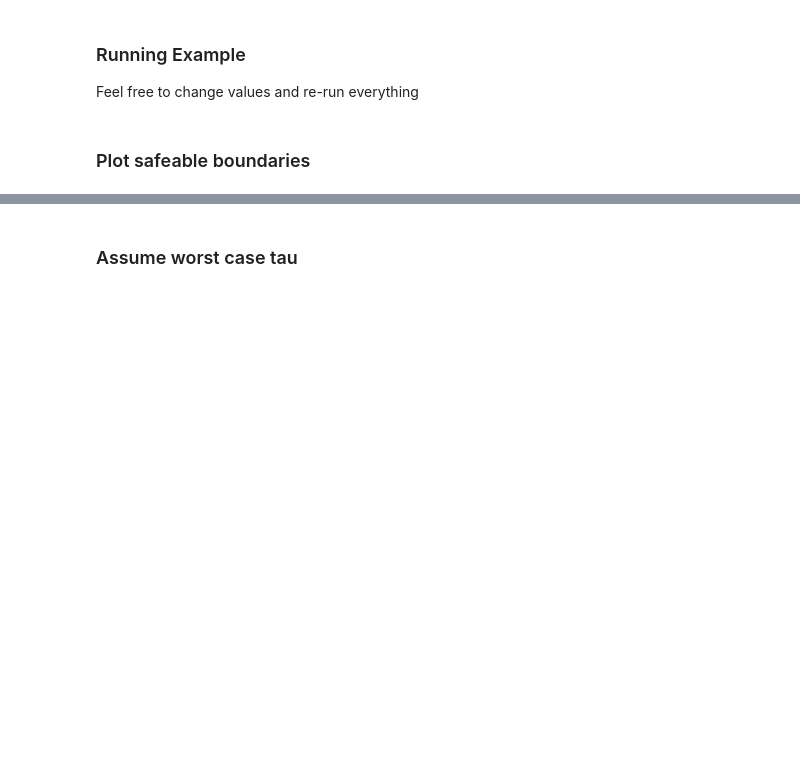
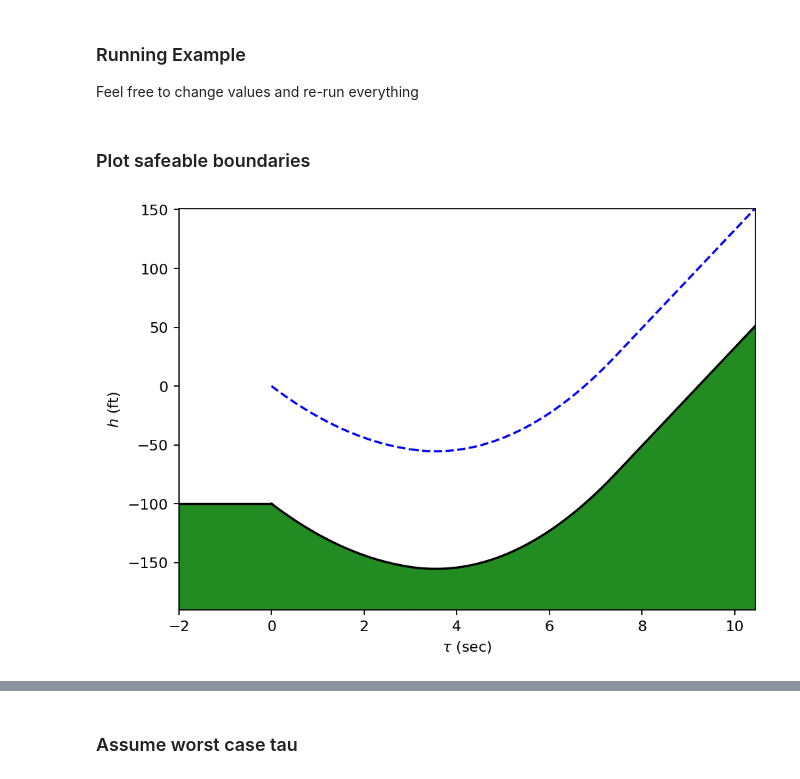
Before and after one commit to kjulian3/Safeable, a Jupyter notebook: PlottingWorkbook.ipynb, the cells around one changed output, grey strips where cells are left out. Saved outputs shown, nothing was run; the diff lists cells and outputs as text; code cells hidden in the pictures; blank space fills up the shorter version.

```diff
--- a/PlottingWorkbook.ipynb
+++ b/PlottingWorkbook.ipynb
@@ -22,3 +22,49 @@ v = [-15,-5]
 advisory = advisoryParams(ra,pd=pd,eps=eps)
 # %% [markdown]
 ### Plot safeable boundaries
+# %%
+trajMin,trajMax,boundMin,boundMax = getSafeable(advisory,v,worstCase=False)
+ax = plotBounds(boundMin,[],trajMin,[],withTraj=True,c='k',name="")
+
+# Fill in safe region
+i = 0
+for line in ax.lines:
+
+    # Get data from ax
+    line_x = line.get_xdata()
+    line_y = line.get_ydata()
+
+    # Don't shade under nominal trajectory
+    if line_y[0] == 0:
+        break
+
+    # Fill in gaps between sections, only after first section
+    if i:
+        ax.fill_between([X, line_x[5]], [Y, line_y[5]], np.linspace(-190, -190, 2), facecolor='forestgreen')
+
+    # Shade under plot
+    x_vals = np.linspace(line_x[0], line_x[-1], 500)
+    y_vals = np.interp(x_vals, line_x, line_y)
+    ax.fill_between(x_vals, y_vals, np.linspace(-190, -190, len(x_vals)), facecolor='forestgreen')
+
+    # Store for filling gaps
+    X = line_x[-5]
+    Y = line_y[-5]
+    i +=1
+
+# Adjust limits for image of ownship
+x_off = -2
+xlim = ax.get_xlim()
+plt.xlim(xlim[0]+x_off, xlim[-1])
+
+line = ax.lines[0]
+line = line.get_ydata()[0]
+ax.fill_between(np.linspace(x_off, 0.05, 100),
+                np.linspace(line, line, 100),
+                np.linspace(-190, -190, 100),
+                facecolor='forestgreen')
+ax.plot(np.linspace(x_off, 0, 100),
+        np.linspace(line, line, 100), 'k-')
+plt.autoscale(enable=True, axis='both',tight=True)
+# %% [output]
+[figure, added]
```
Also changed, not shown: parts of 5 cells of this notebook, 3 other files.
